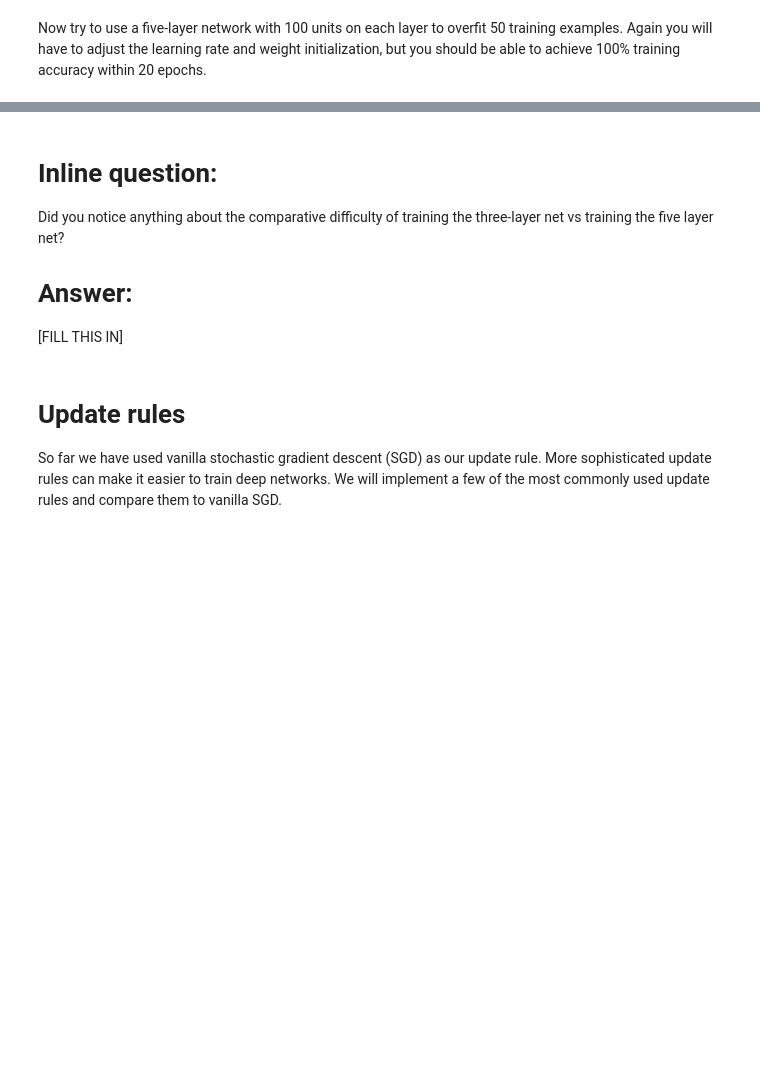
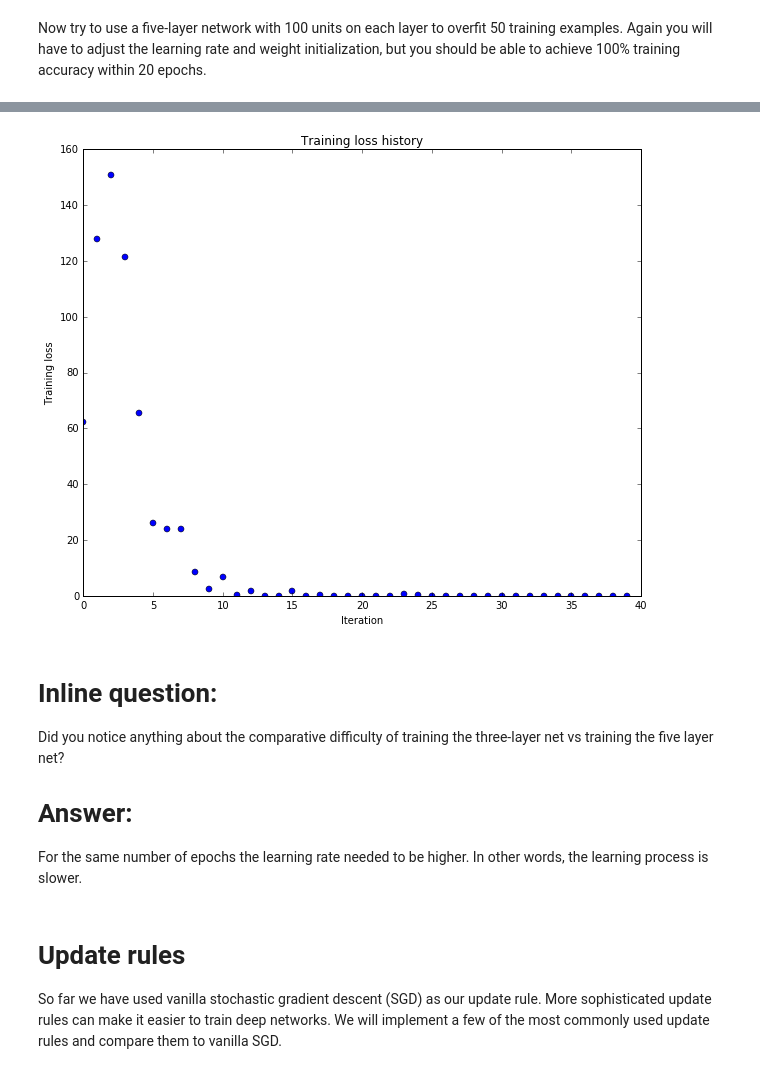
Before and after one commit to bryant1410/dl-assignment2-cs231n, a Jupyter notebook: FullyConnectedNets.ipynb, the cells around one changed output, grey strips where cells are left out. Cells and saved outputs as stored; diff of their text form; code cells hidden in the pictures; blank space fills up the shorter version.

```diff
--- a/FullyConnectedNets.ipynb
+++ b/FullyConnectedNets.ipynb
@@ -414,7 +474,7 @@ small_data = {
 }
 
 learning_rate = 1e-3
-weight_scale = 1e-5
+weight_scale = 1e-1
 model = FullyConnectedNet([100, 100, 100, 100],
                 weight_scale=weight_scale, dtype=np.float64)
 solver = Solver(model, small_data,
@@ -431,3 +491,4 @@ plt.title('Training loss history')
 plt.xlabel('Iteration')
 plt.ylabel('Training loss')
 plt.show()
+# %% [output]
@@ -434,9 +512,10 @@ plt.show()
+[figure, added]
 # %% [markdown]
 # Inline question:
 Did you notice anything about the comparative difficulty of training the three-layer net vs training the five layer net?
 
 # Answer:
-[FILL THIS IN]
+For the same number of epochs the learning rate needed to be higher. In other words, the learning process is slower.
 # %% [markdown]
 # Update rules
 So far we have used vanilla stochastic gradient descent (SGD) as our update rule. More sophisticated update rules can make it easier to train deep networks. We will implement a few of the most commonly used update rules and compare them to vanilla SGD.
```
Also changed, not shown: parts of 5 cells of this notebook, 1 other file.
